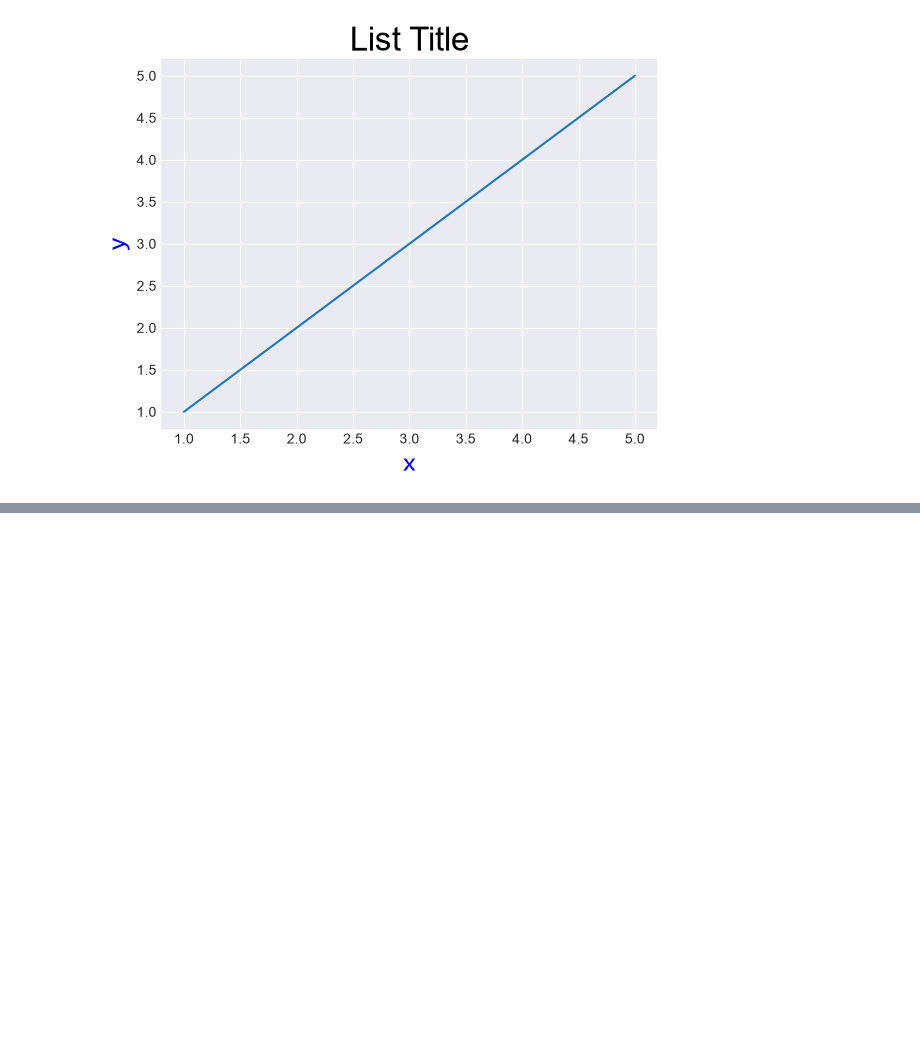
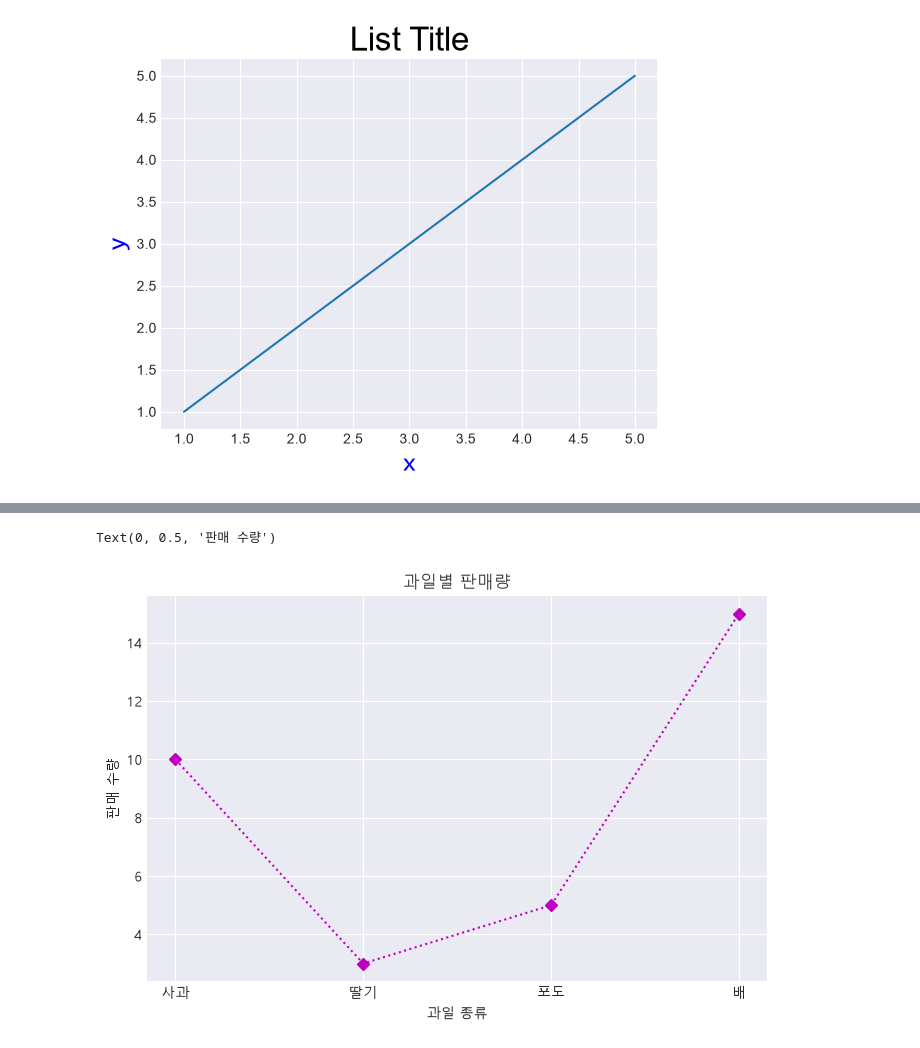
Before and after one commit to aitjoeun/python, a Jupyter notebook: 19.matplotlib/05.font.ipynb, the cells around one changed output, grey strips where cells are left out. Cells and saved outputs as stored; diff of their text form; code cells hidden in the pictures; blank space fills up the shorter version.

```diff
--- a/19.matplotlib/05.font.ipynb
+++ b/19.matplotlib/05.font.ipynb
@@ -38,0 +50,12 @@ Text(0, 0.5, 'y')
+# %%
+x = ['사과', '딸기', '포도', '배']
+y = [10, 3, 5, 15]
+plt.figure(figsize=(8,5))
+plt.plot(x, y, 'm:D')
+
+plt.title('과일별 판매량')
+plt.xlabel('과일 종류')
+plt.ylabel('판매 수량')
+# %% [output]
+Text(0, 0.5, '판매 수량')
+[figure, added]
```
Also changed, not shown: parts of 1 cell of this notebook, 1 other file.
